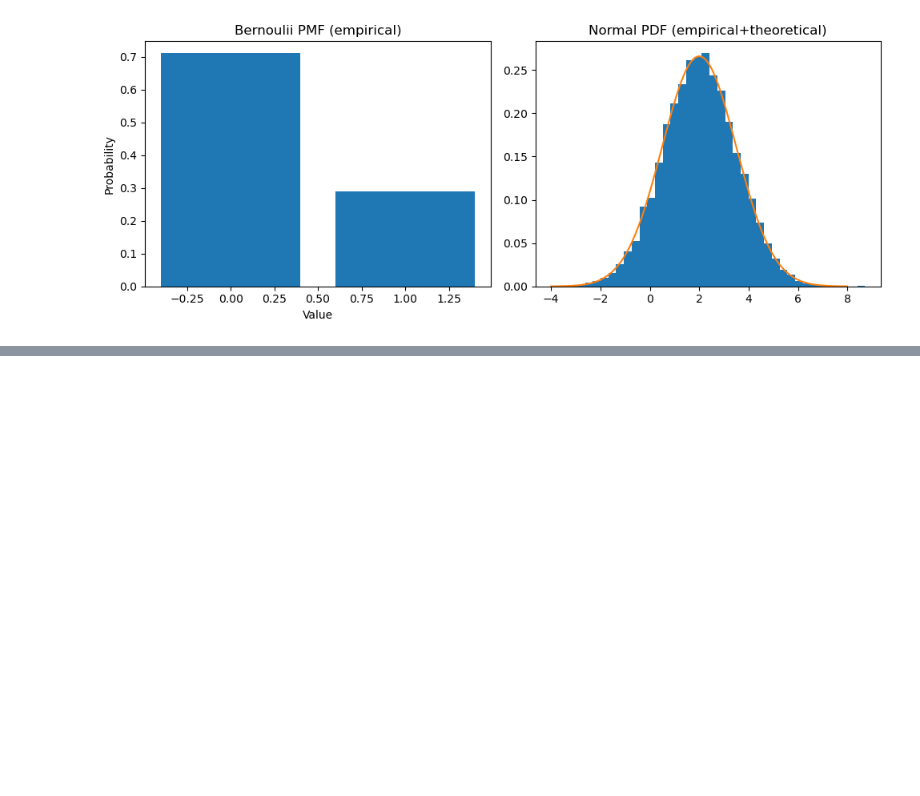
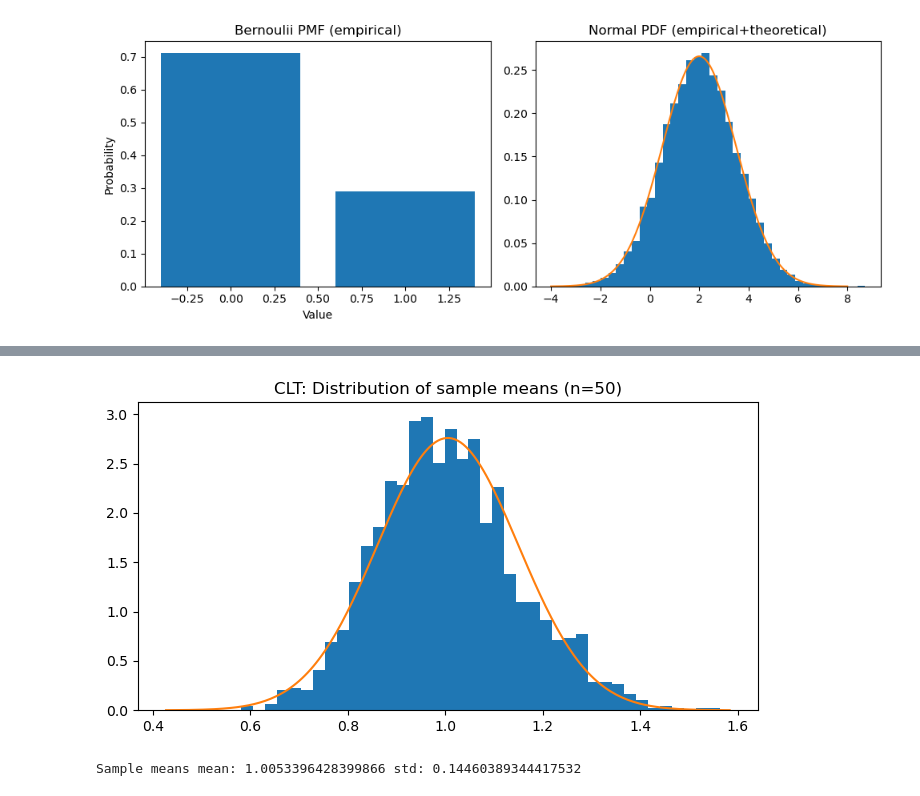
Before and after one commit to Coder-Amlan-for-College/MLC, a Jupyter notebook: Chapter 5.ipynb, the cells around one changed output, grey strips where cells are left out. Saved outputs shown, nothing was run; the diff lists cells and outputs as text; code cells hidden in the pictures; blank space fills up the shorter version.

```diff
--- a/Chapter 5.ipynb
+++ b/Chapter 5.ipynb
@@ -42,0 +140,22 @@ plt.show()
+# %%
+#CLT demonstration
+pop = np.random.exponential(scale=1.0, size=200000)
+sample_size = 50
+n_trials = 2000
+means = [np.mean(np.random.choice(pop, sample_size)) for _ in range(n_trials)]
+
+plt.figure(figsize=(8,4))
+plt.hist(means,bins=40,density=True)
+
+mu_hat = np.mean(means)
+sigma_hat = np.std(means)
+
+x=np.linspace(mu_hat-4*sigma_hat,mu_hat+4*sigma_hat,200)
+plt.plot(x,stats.norm.pdf(x,mu_hat,sigma_hat))
+plt.title(f"CLT: Distribution of sample means (n={sample_size})")
+plt.show()
+
+print("Sample means mean:",mu_hat,"std:",sigma_hat)
+# %% [output]
+[figure, added]
+Sample means mean: 1.0053396428399866 std: 0.14460389344417532
```
Also changed, not shown: parts of 16 cells of this notebook, 1 other file.
